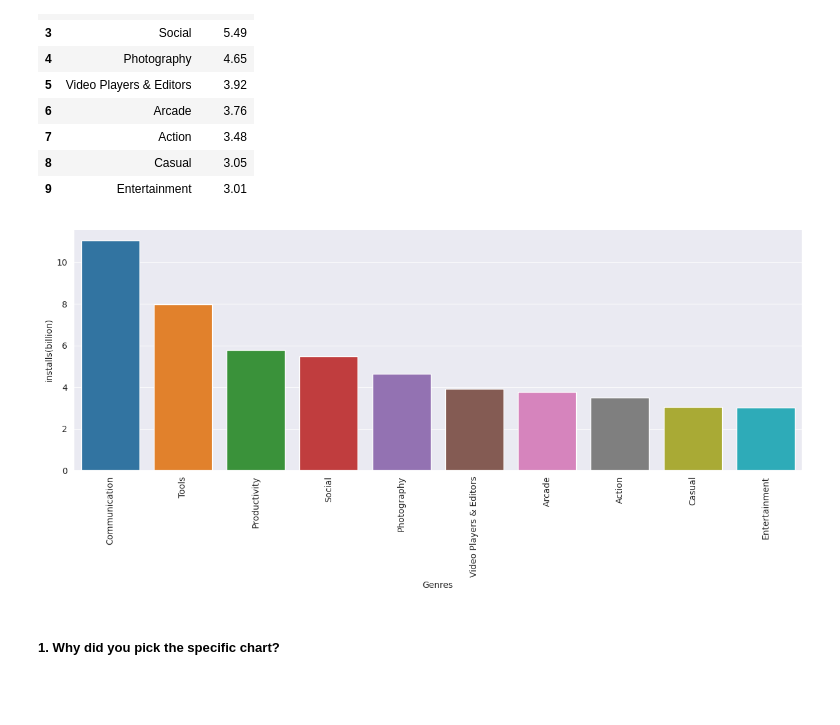
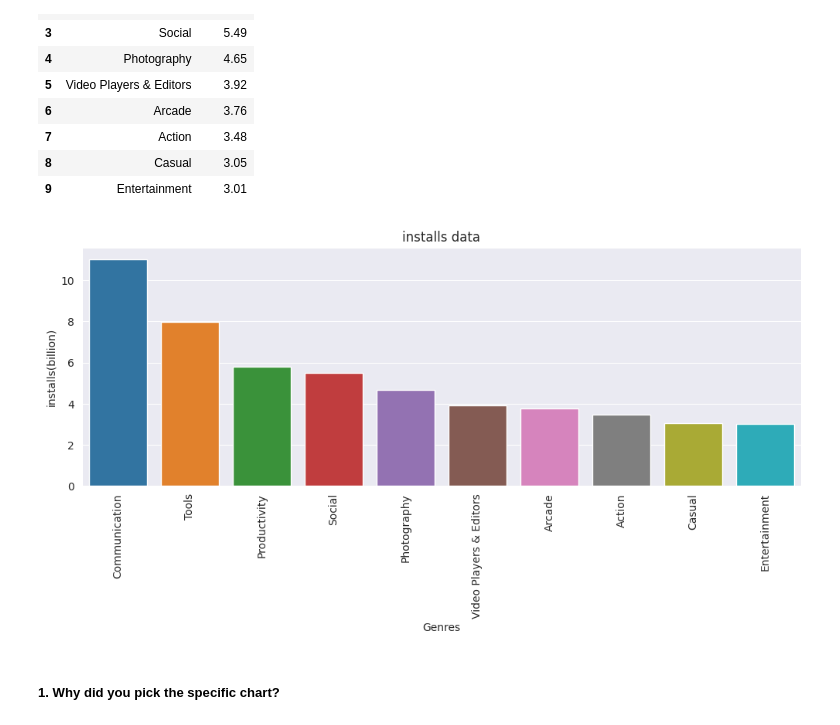
Before and after one commit to Vijaysiraw/Play_store_EDA_project, a Jupyter notebook: Play_Store_Project.ipynb, the cells around one changed output. Drawn from its saved outputs; the diff is of its cells as text; code cells hidden in the pictures; blank space fills up the shorter version.

```diff
--- a/Play_Store_Project.ipynb
+++ b/Play_Store_Project.ipynb
@@ -742,13 +737,14 @@ top_10_gen
 # %%
 #check top 10 genres in play store data
 plt=reload(plt)
-plt.figure(figsize=(15,5))
+plt.figure(figsize=(12,4))
 sns.barplot(x='Genres',y='Installs',data=top_10_gen)
 plt.ylabel('installs(billion)')
+plt.title('installs data')
 plt.xticks(rotation=90)
 plt.show()
 # %% [output]
-[figure, old version]
+[figure, new version]
 # %% [markdown]
 ##### 1. Why did you pick the specific chart?
 # %% [markdown]
```
Also changed, not shown: parts of 19 cells of this notebook.
